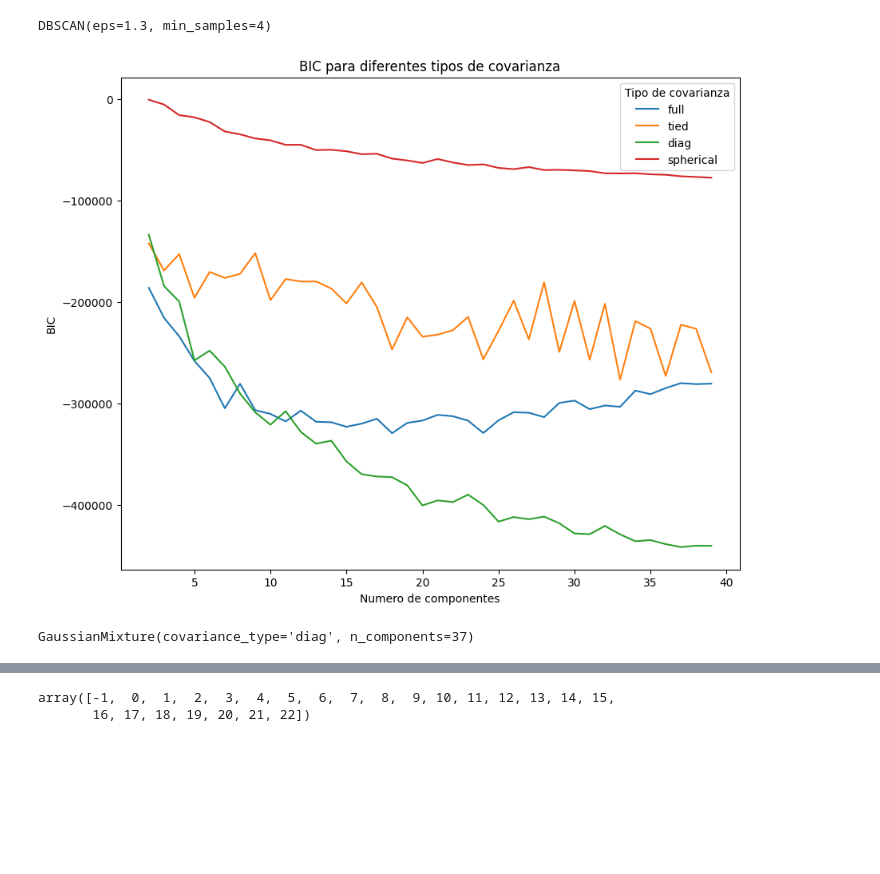
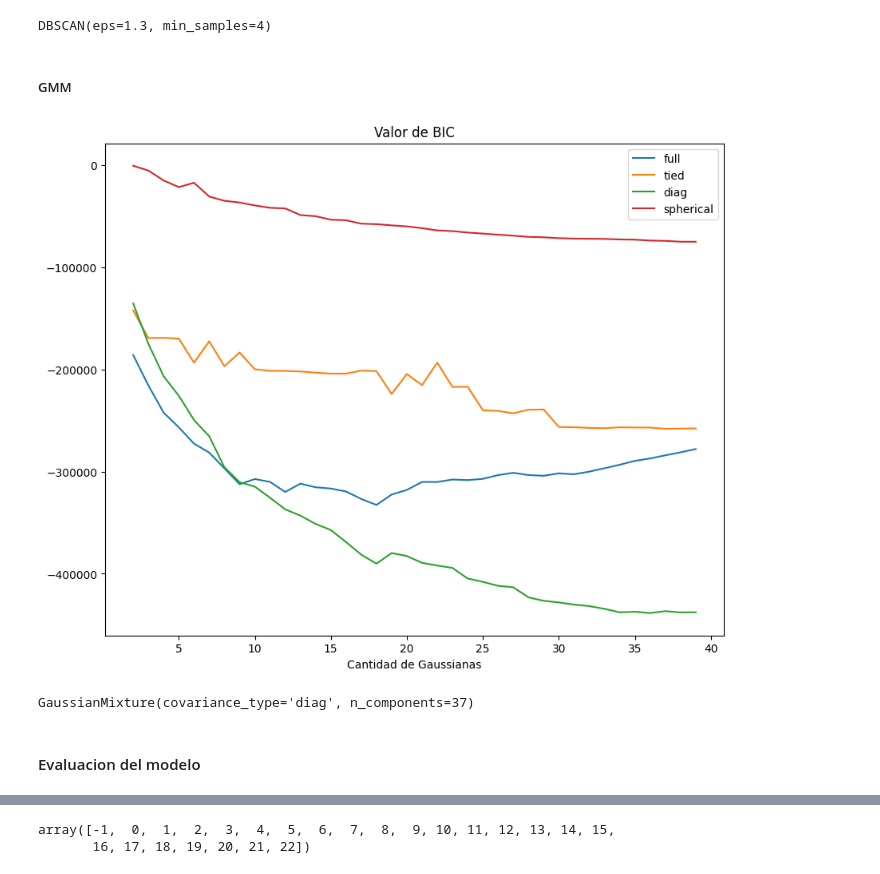
Before and after one commit to DavidBetancurRamirez/ComputacionCientifica, a Jupyter notebook: agrupamiento/caso1/caso1_agrupamiento.ipynb, the cells around one changed output, grey strips where cells are left out. Drawn from its saved outputs; the diff is of its cells as text; code cells hidden in the pictures; blank space fills up the shorter version.

```diff
--- a/agrupamiento/caso1/caso1_agrupamiento.ipynb
+++ b/agrupamiento/caso1/caso1_agrupamiento.ipynb
@@ -517,3 +521,5 @@ dbscan_final = DBSCAN(eps=1.3, min_samples=4)
 dbscan_final.fit(data_pro)
 # %% [output]
 DBSCAN(eps=1.3, min_samples=4)
+# %% [markdown]
+##### GMM
@@ -520,26 +528,29 @@ DBSCAN(eps=1.3, min_samples=4)
 # %%
-#Gaussian Mixture Model
-from sklearn.mixture import GaussianMixture
 fig, ax = plt.subplots(figsize=(10, 8))
-n_gauss = range(2,40)
+n_gauss = range(2, 40)
 var_types = ['full', 'tied', 'diag', 'spherical']
+
 for covariance_type in var_types:
-    valor_bic = []
-    for n in n_gauss:
-        modelo = GaussianMixture(n_components=n, covariance_type=covariance_type)
-        modelo = modelo.fit(data_pro)
-        valor_bic.append(modelo.bic(data_pro))
-    ax.plot(n_gauss, valor_bic, label=covariance_type)
-ax.set_title('BIC para diferentes tipos de covarianza')
-ax.set_xlabel('Numero de componentes')
-ax.set_ylabel('BIC')
-ax.legend(title='Tipo de covarianza')
+  value_bic = []
+
+  for i in n_gauss:
+    model = GaussianMixture(n_components=i, covariance_type=covariance_type, random_state=123)
+    modelo = model.fit(data_pro)
+    value_bic.append(modelo.bic(data_pro))
+
+  ax.plot(n_gauss, value_bic, label=covariance_type)
+
+ax.set_title('Valor de BIC')
+ax.set_xlabel('Cantidad de Gaussianas')
+ax.legend()
 plt.show()
 # %% [output]
-[figure, old version]
+[figure, new version]
 # %%
 gmm_final = GaussianMixture(n_components=37, covariance_type='diag')
 gmm_final.fit(data_pro)
 # %% [output]
 GaussianMixture(covariance_type='diag', n_components=37)
+# %% [markdown]
+#### Evaluacion del modelo
 # %%
```
Also changed, not shown: parts of 11 cells of this notebook.
